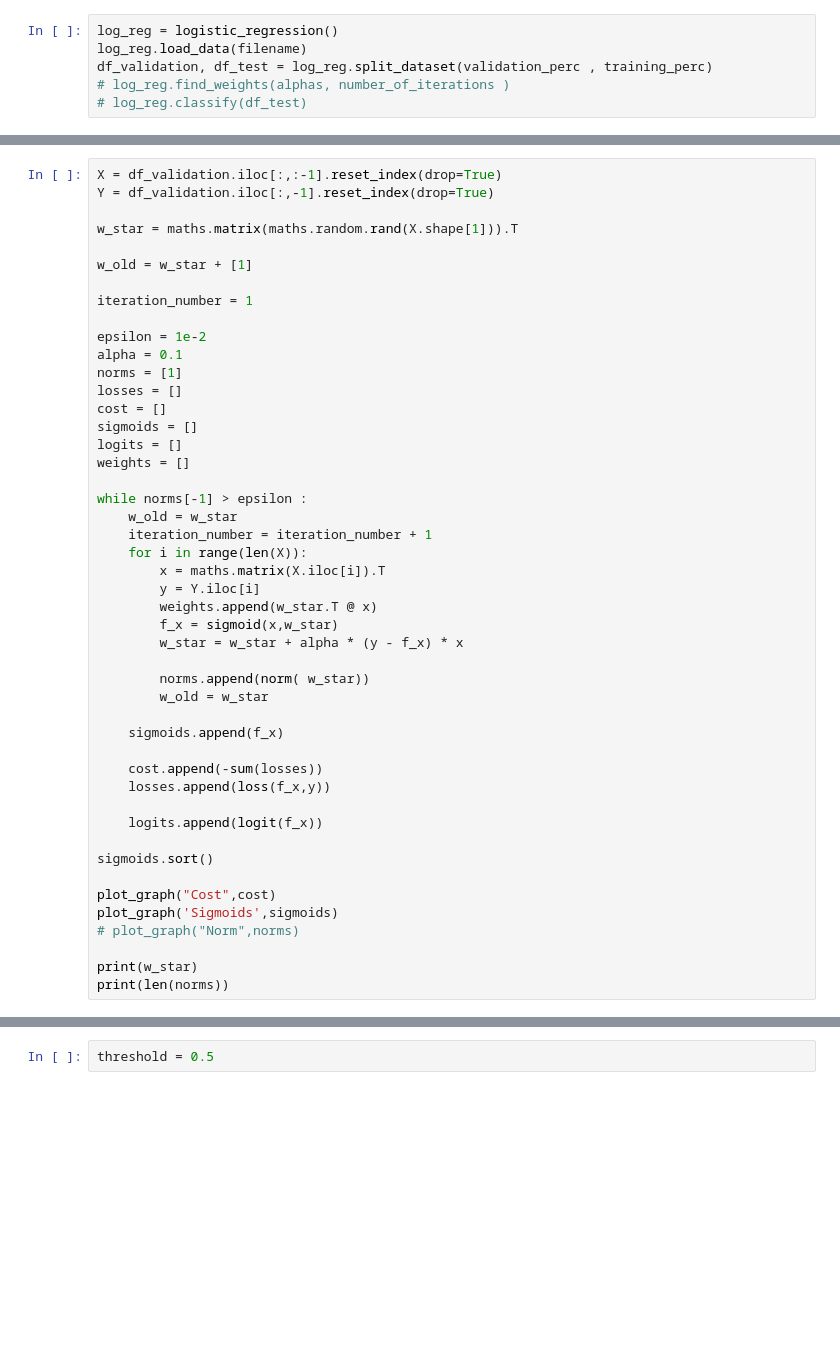
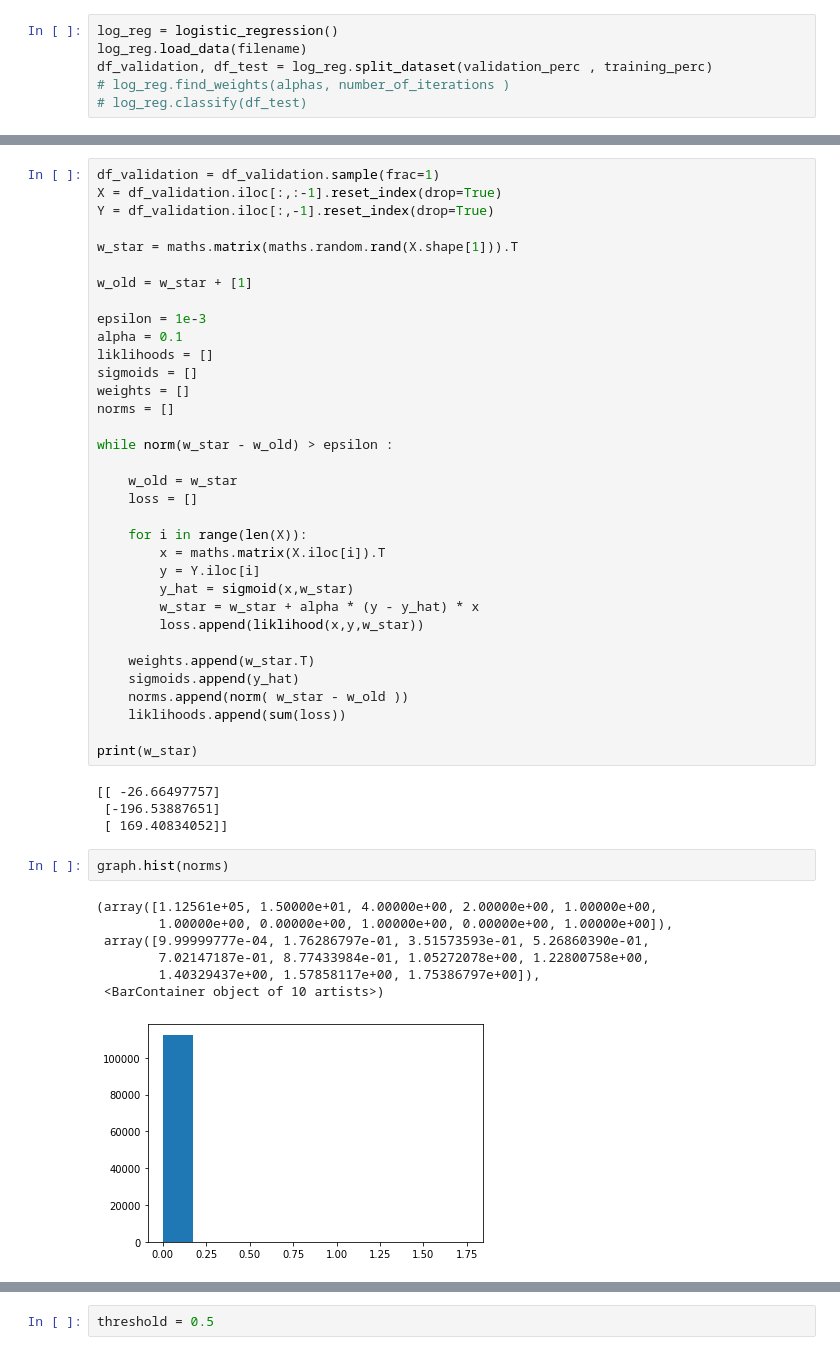
Before and after one commit to Ashirbad-Sarangi/logistic_regression, a Jupyter notebook: codes/logistic_regression.ipynb, the cells around one changed output, grey strips where cells are left out. Saved outputs shown, nothing was run; the diff lists cells and outputs as text; blank space fills up the shorter version.

Commit message:
Changes for convergence of Weights - Not yet Converged

```diff
--- a/codes/logistic_regression.ipynb
+++ b/codes/logistic_regression.ipynb
@@ -161,4 +174,5 @@ matrix([[36.73954287]])
 # %%
+df_validation = df_validation.sample(frac=1)
 X = df_validation.iloc[:,:-1].reset_index(drop=True)
 Y = df_validation.iloc[:,-1].reset_index(drop=True)
 
@@ -166,42 +180,42 @@ w_star = maths.matrix(maths.random.rand(X.shape[1])).T
 
 w_old = w_star + [1]
 
-iteration_number = 1
+epsilon = 1e-3
+alpha = 0.1
+liklihoods = []
+sigmoids = []
+weights = []
+norms = []
 
-epsilon = 1e-2
-alpha = 0.1
-norms = [1]
-losses = []
-cost = []
-sigmoids = []
-logits = []
-weights = []
+while norm(w_star - w_old) > epsilon :
 
-while norms[-1] > epsilon :
     w_old = w_star
-    iteration_number = iteration_number + 1
+    loss = []
+
     for i in range(len(X)):
         x = maths.matrix(X.iloc[i]).T
         y = Y.iloc[i]
-        weights.append(w_star.T @ x)
-        f_x = sigmoid(x,w_star)
-        w_star = w_star + alpha * (y - f_x) * x
+        y_hat = sigmoid(x,w_star)
+        w_star = w_star + alpha * (y - y_hat) * x
+        loss.append(liklihood(x,y,w_star))
 
-        norms.append(norm( w_star))
-        w_old = w_star
-
-    sigmoids.append(f_x)
-
-    cost.append(-sum(losses))
-    losses.append(loss(f_x,y))
-
-    logits.append(logit(f_x))
-
-sigmoids.sort()
-
-plot_graph("Cost",cost)
-plot_graph('Sigmoids',sigmoids)
-# plot_graph("Norm",norms)
+    weights.append(w_star.T)
+    sigmoids.append(y_hat)
+    norms.append(norm( w_star - w_old ))
+    liklihoods.append(sum(loss))
 
 print(w_star)
-print(len(norms))
+# %% [output]
+[[ -26.66497757]
+ [-196.53887651]
+ [ 169.40834052]]
+# %%
+graph.hist(norms)
+# %% [output]
+(array([1.12561e+05, 1.50000e+01, 4.00000e+00, 2.00000e+00, 1.00000e+00,
+        1.00000e+00, 0.00000e+00, 1.00000e+00, 0.00000e+00, 1.00000e+00]),
+ array([9.99999777e-04, 1.76286797e-01, 3.51573593e-01, 5.26860390e-01,
+        7.02147187e-01, 8.77433984e-01, 1.05272078e+00, 1.22800758e+00,
+        1.40329437e+00, 1.57858117e+00, 1.75386797e+00]),
+ <BarContainer object of 10 artists>)
+[figure, added]
```
Also changed, not shown: parts of 32 cells of this notebook, 1 other file.
